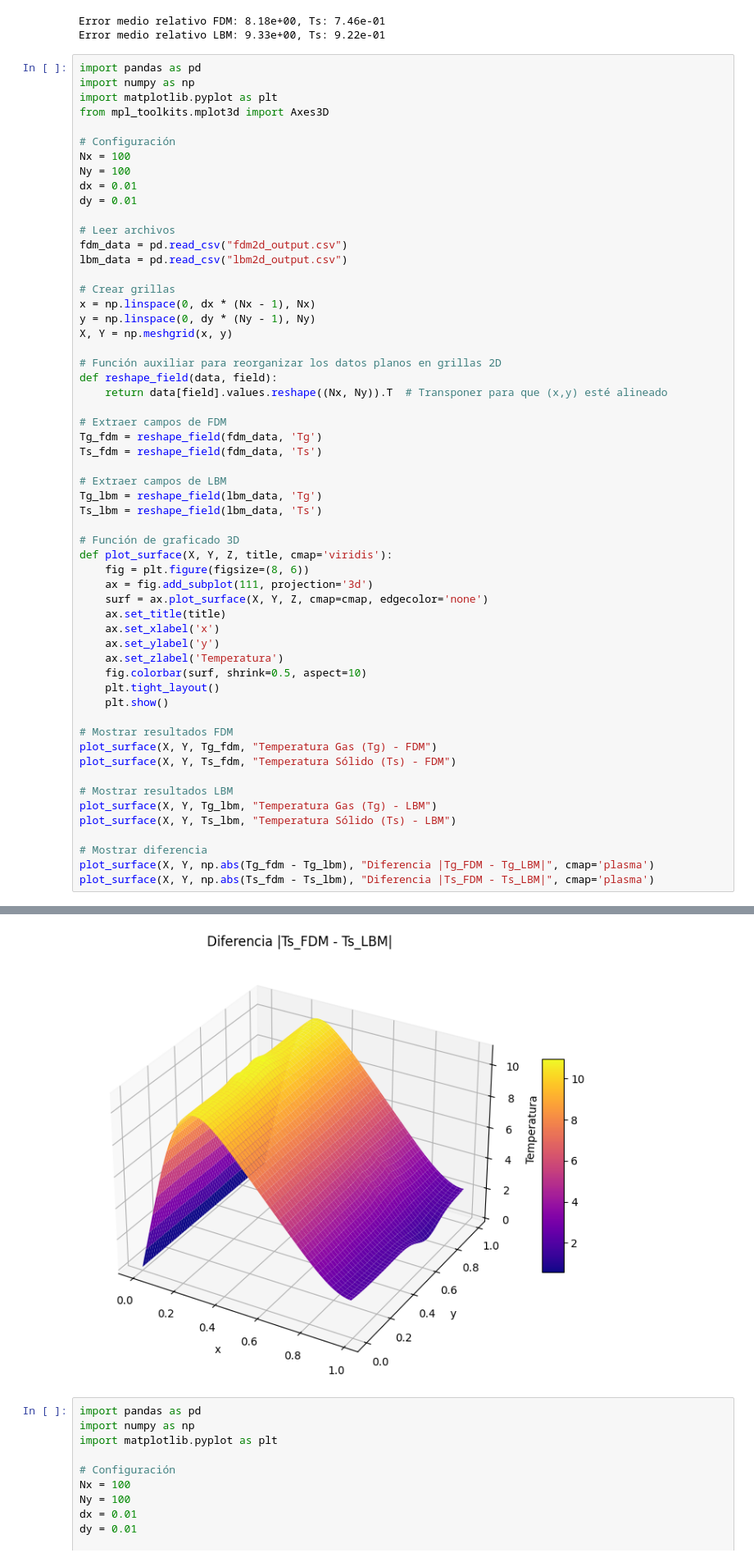
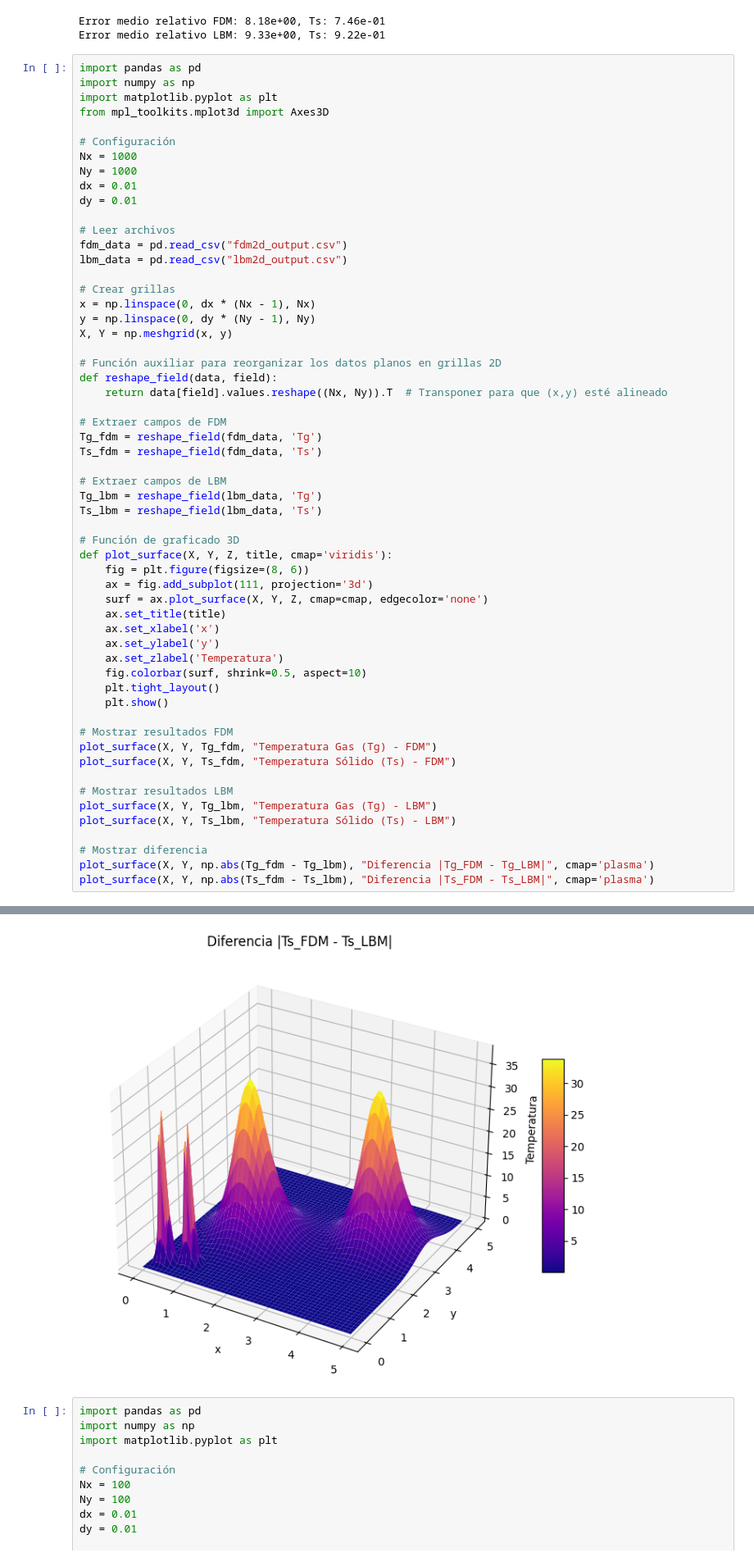
Before and after one commit to Issapizza11/Parciales, a Jupyter notebook: advection/graph.ipynb, the cells around one changed output, grey strips where cells are left out. Shown at 82% size. Saved outputs shown, nothing was run; the diff lists cells and outputs as text.

```diff
--- a/advection/graph.ipynb
+++ b/advection/graph.ipynb
@@ -133,8 +133,8 @@ import matplotlib.pyplot as plt
 from mpl_toolkits.mplot3d import Axes3D
 
 # Configuración
-Nx = 100
-Ny = 100
+Nx = 1000
+Ny = 1000
 dx = 0.01
 dy = 0.01
 
@@ -192,4 +192,4 @@ plot_surface(X, Y, np.abs(Ts_fdm - Ts_lbm), "Diferencia |Ts_FDM - Ts_LBM|", cmap
-[figure, old version]
+[figure, new version]
 # %%
 import pandas as pd
 import numpy as np
```
Also changed, not shown: parts of 1 cell of this notebook, 2 other files.
